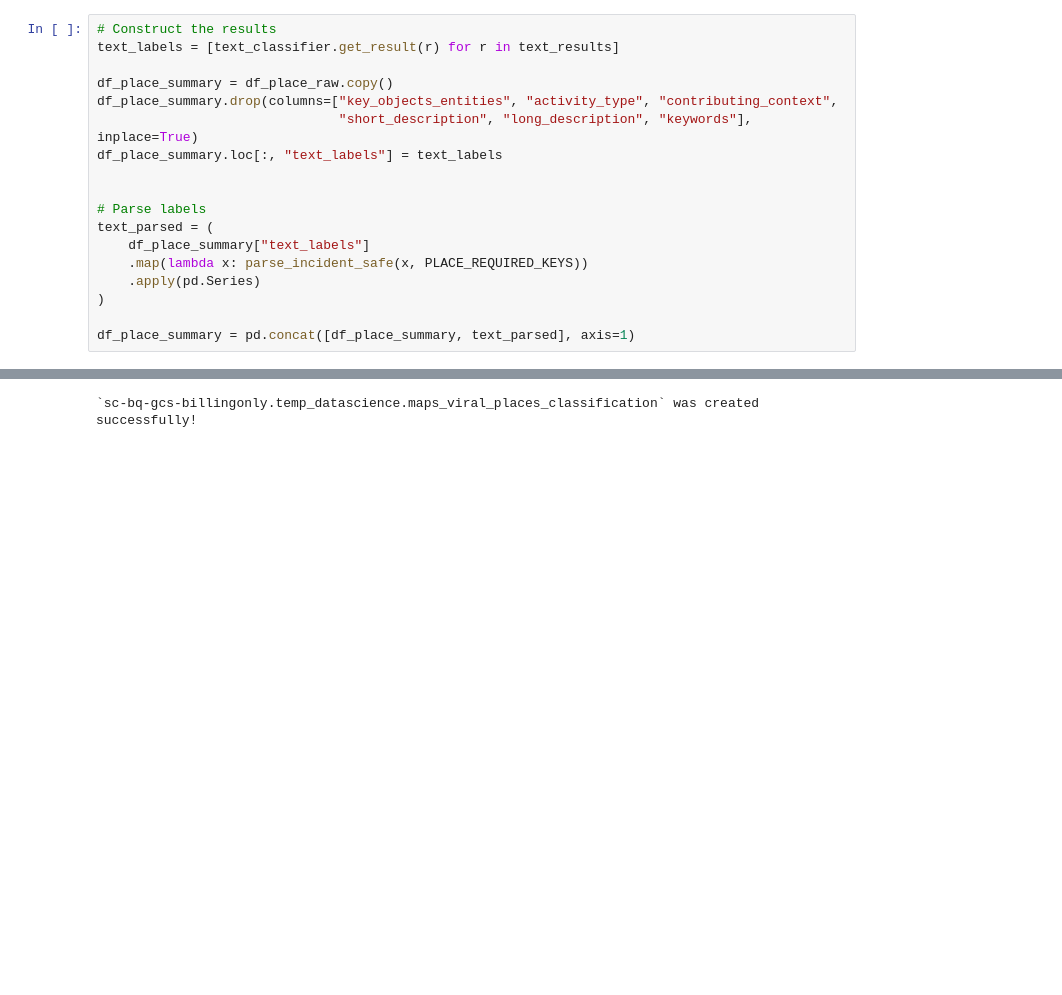
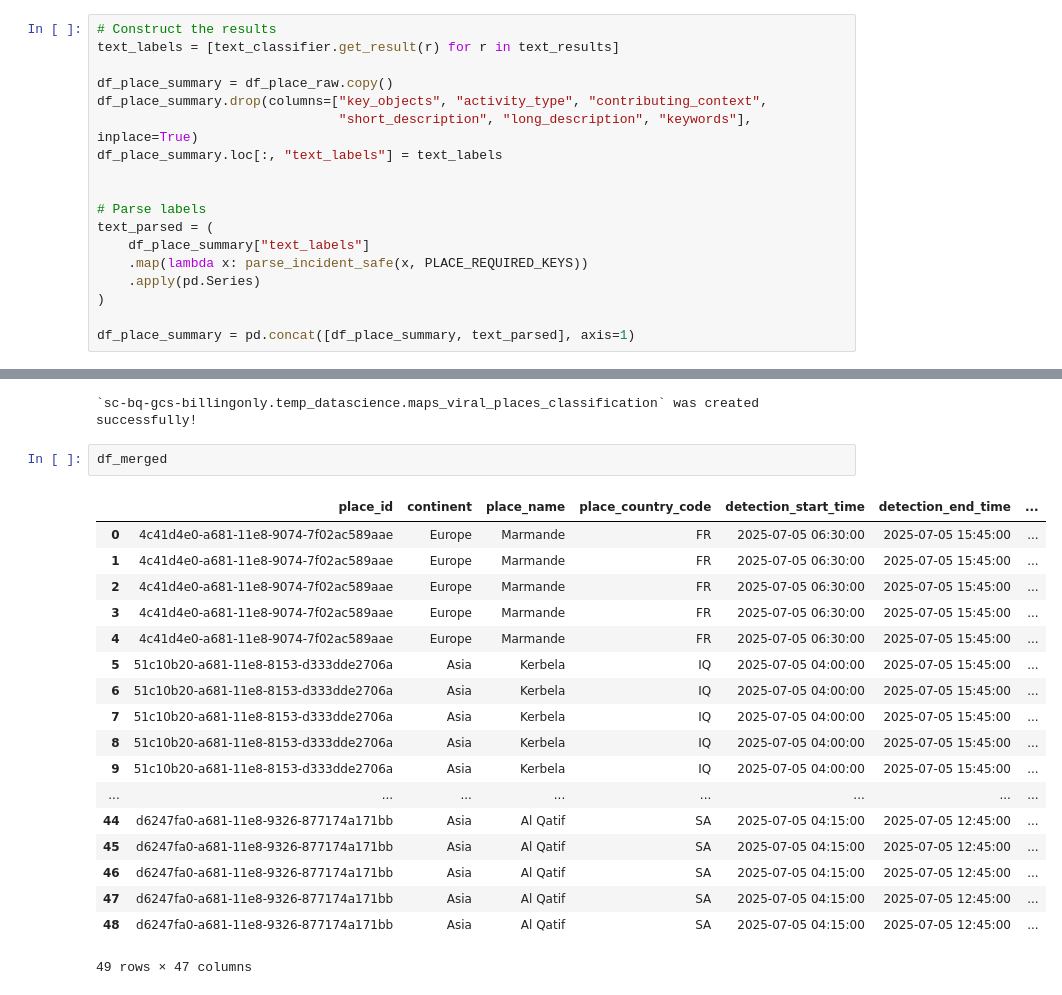
Before and after one commit to wzheng-sc/wzheng-projects, a Jupyter notebook: maps/maps_viral_places_classification.ipynb, the cells around one changed output, grey strips where cells are left out. Saved outputs shown, nothing was run; the diff lists cells and outputs as text; blank space fills up the shorter version.

```diff
--- a/maps/maps_viral_places_classification.ipynb
+++ b/maps/maps_viral_places_classification.ipynb
@@ -175,7 +205,7 @@ text_results = thread_map(text_classifier.classify, df_place_raw.to_dict("record
 text_labels = [text_classifier.get_result(r) for r in text_results]
 
 df_place_summary = df_place_raw.copy()
-df_place_summary.drop(columns=["key_objects_entities", "activity_type", "contributing_context",
+df_place_summary.drop(columns=["key_objects", "activity_type", "contributing_context",
                                "short_description", "long_description", "keywords"], inplace=True)
 df_place_summary.loc[:, "text_labels"] = text_labels
 
@@ -212,3 +233,24 @@ df_merged.to_gbq(destination_table= DESTINATION, project_id= WRITE_PROJECT_ID, i
 print(f"`{DESTINATION}` was created successfully!")
 # %% [output]
 `sc-bq-gcs-billingonly.temp_datascience.maps_viral_places_classification` was created successfully!
+# %%
+df_merged
+# %% [output]
+|  | place_id | continent | place_name | place_country_code | detection_start_time | detection_end_time | ... |
+| 0 | 4c41d4e0-a681-11e8-9074-7f02ac589aae | Europe | Marmande | FR | 2025-07-05 06:30:00 | 2025-07-05 15:45:00 | ... |
+| 1 | 4c41d4e0-a681-11e8-9074-7f02ac589aae | Europe | Marmande | FR | 2025-07-05 06:30:00 | 2025-07-05 15:45:00 | ... |
+| 2 | 4c41d4e0-a681-11e8-9074-7f02ac589aae | Europe | Marmande | FR | 2025-07-05 06:30:00 | 2025-07-05 15:45:00 | ... |
+| 3 | 4c41d4e0-a681-11e8-9074-7f02ac589aae | Europe | Marmande | FR | 2025-07-05 06:30:00 | 2025-07-05 15:45:00 | ... |
+| 4 | 4c41d4e0-a681-11e8-9074-7f02ac589aae | Europe | Marmande | FR | 2025-07-05 06:30:00 | 2025-07-05 15:45:00 | ... |
+| 5 | 51c10b20-a681-11e8-8153-d333dde2706a | Asia | Kerbela | IQ | 2025-07-05 04:00:00 | 2025-07-05 15:45:00 | ... |
+| 6 | 51c10b20-a681-11e8-8153-d333dde2706a | Asia | Kerbela | IQ | 2025-07-05 04:00:00 | 2025-07-05 15:45:00 | ... |
+| 7 | 51c10b20-a681-11e8-8153-d333dde2706a | Asia | Kerbela | IQ | 2025-07-05 04:00:00 | 2025-07-05 15:45:00 | ... |
+| 8 | 51c10b20-a681-11e8-8153-d333dde2706a | Asia | Kerbela | IQ | 2025-07-05 04:00:00 | 2025-07-05 15:45:00 | ... |
+| 9 | 51c10b20-a681-11e8-8153-d333dde2706a | Asia | Kerbela | IQ | 2025-07-05 04:00:00 | 2025-07-05 15:45:00 | ... |
+| ... | ... | ... | ... | ... | ... | ... | ... |
+| 44 | d6247fa0-a681-11e8-9326-877174a171bb | Asia | Al Qatif | SA | 2025-07-05 04:15:00 | 2025-07-05 12:45:00 | ... |
+| 45 | d6247fa0-a681-11e8-9326-877174a171bb | Asia | Al Qatif | SA | 2025-07-05 04:15:00 | 2025-07-05 12:45:00 | ... |
+| 46 | d6247fa0-a681-11e8-9326-877174a171bb | Asia | Al Qatif | SA | 2025-07-05 04:15:00 | 2025-07-05 12:45:00 | ... |
+| 47 | d6247fa0-a681-11e8-9326-877174a171bb | Asia | Al Qatif | SA | 2025-07-05 04:15:00 | 2025-07-05 12:45:00 | ... |
+| 48 | d6247fa0-a681-11e8-9326-877174a171bb | Asia | Al Qatif | SA | 2025-07-05 04:15:00 | 2025-07-05 12:45:00 | ... |
+49 rows × 47 columns
```
Also changed, not shown: parts of 4 cells of this notebook, 3 other files.
